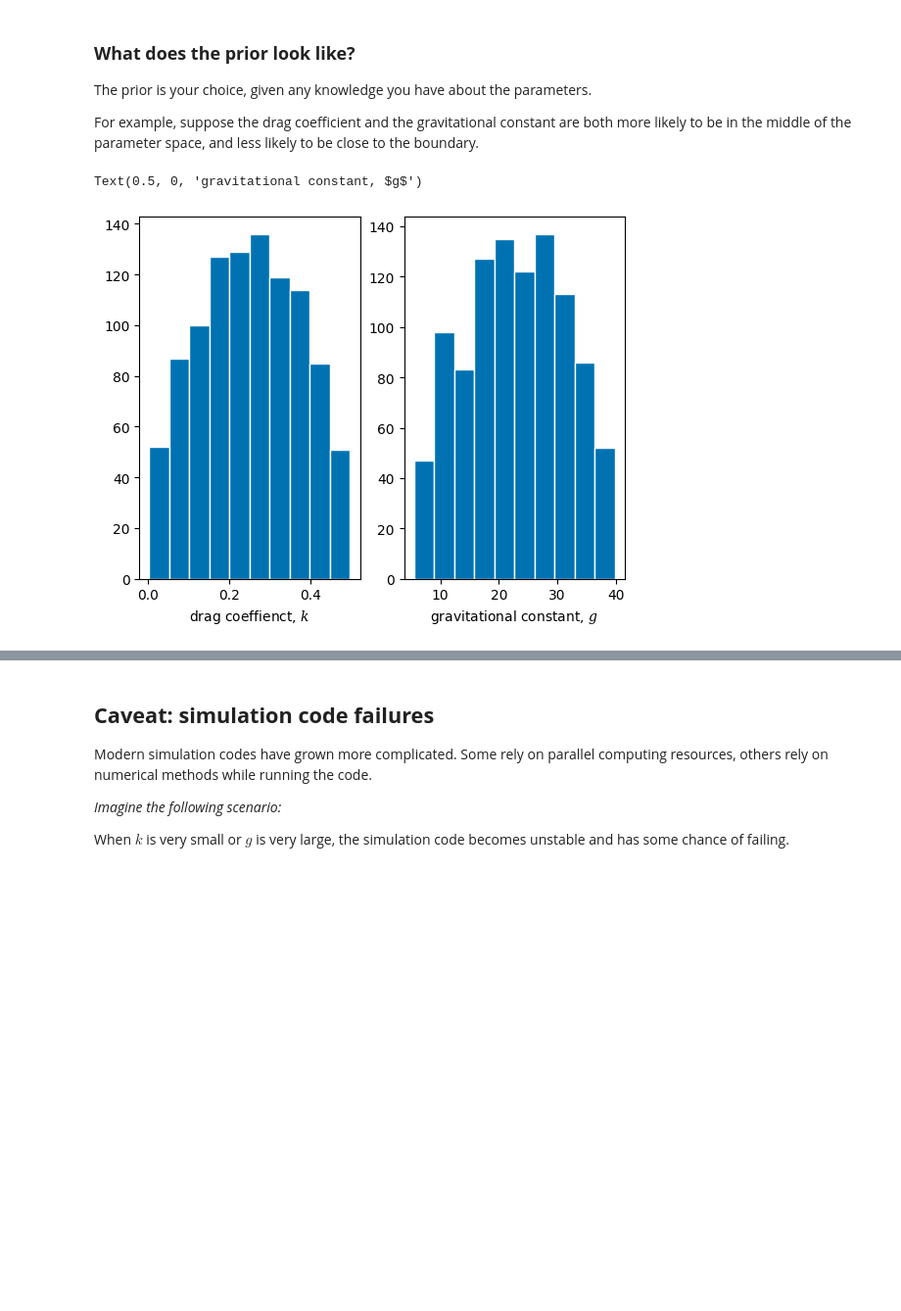
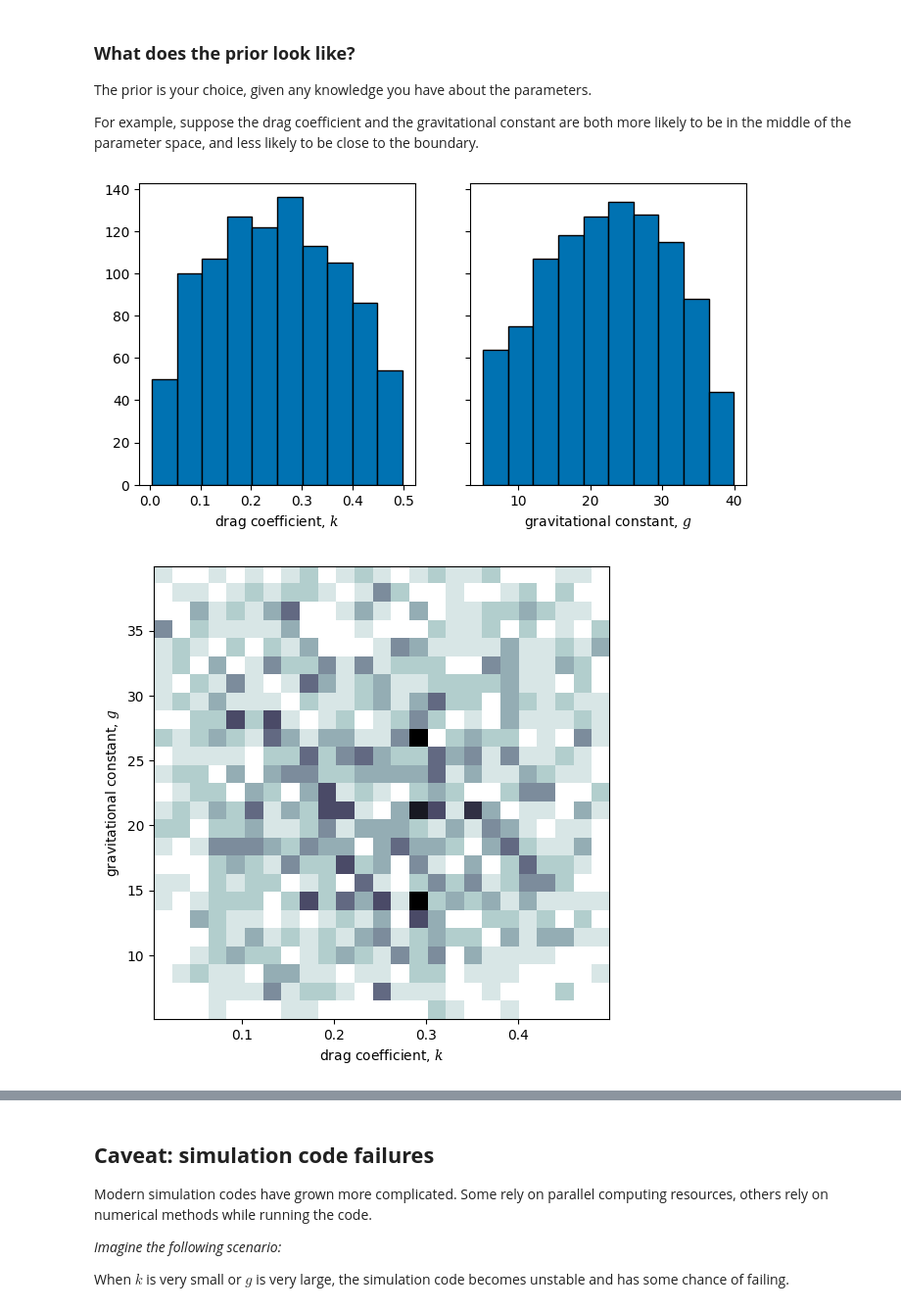
Before and after one commit to mosesyhc/BAND-camp-surmise-demo, a Jupyter notebook: BANDcamp2023_GP_surmise.ipynb, the cells around one changed output, grey strips where cells are left out. Shown at 98% size. Drawn from its saved outputs; the diff is of its cells as text; code cells hidden in the pictures; blank space fills up the shorter version.

```diff
--- a/BANDcamp2023_GP_surmise.ipynb
+++ b/BANDcamp2023_GP_surmise.ipynb
@@ -464,18 +464,37 @@ class prior_balldrop:
   def rnd(n):
     return np.vstack((sps.beta.rvs(1.5, 1.5, size=n)*(kU - kL) + kL,
                      sps.beta.rvs(1.5, 1.5, size=n)*(gU - gL) + gL)).T
-# %%
-#@title Visualize prior samples
-prior_samples = prior_balldrop.rnd(1000)
-
-fig, ax = plt.subplots(1, 2)
-ax[0].hist(prior_samples[:, 0], edgecolor='w')
-ax[1].hist(prior_samples[:, 1], edgecolor='w')
-ax[0].set_xlabel('drag coeffienct, $k$')
-ax[1].set_xlabel('gravitational constant, $g$')
-# %% [output]
-Text(0.5, 0, 'gravitational constant, $g$')
-[figure, removed]
+# %%
+# plotting parameter relationships
+from matplotlib import gridspec
+def plot_theta_relationship(theta, bins=25):
+  heatmap, xrng, yrng = np.histogram2d(theta[:, 0], theta[:, 1], bins=bins)
+
+  extent = [xrng[0], xrng[-1], yrng[0], yrng[-1]]
+
+  plt.figure(figsize=(6, 6))
+  plt.imshow(heatmap.T, extent=extent, cmap='bone_r', aspect='auto')
+  plt.xlabel('drag coefficient, $k$')
+  plt.ylabel('gravitational constant, $g$')
+
+  plt.show()
+
+def plot_theta_marginal(theta):
+  fig, ax = plt.subplots(1, 2, sharey=True, figsize=(8, 4))
+  ax[0].hist(theta[:, 0], edgecolor='k')
+  ax[1].hist(theta[:, 1], edgecolor='k')
+  ax[0].set_xlabel('drag coefficient, $k$')
+  ax[1].set_xlabel('gravitational constant, $g$')
+  plt.show()
+# %%
+#@title Visualize prior samples
+prior_samples = prior_balldrop.rnd(1000)
+
+plot_theta_marginal(prior_samples)
+plot_theta_relationship(prior_samples, bins=25)
+# %% [output]
+[figure, added]
+[figure, added]
 # %%
 #@title **Calibrate parameters with `calibrator` module**
 from surmise.calibration import calibrator
```
Also changed, not shown: parts of 13 cells of this notebook.
